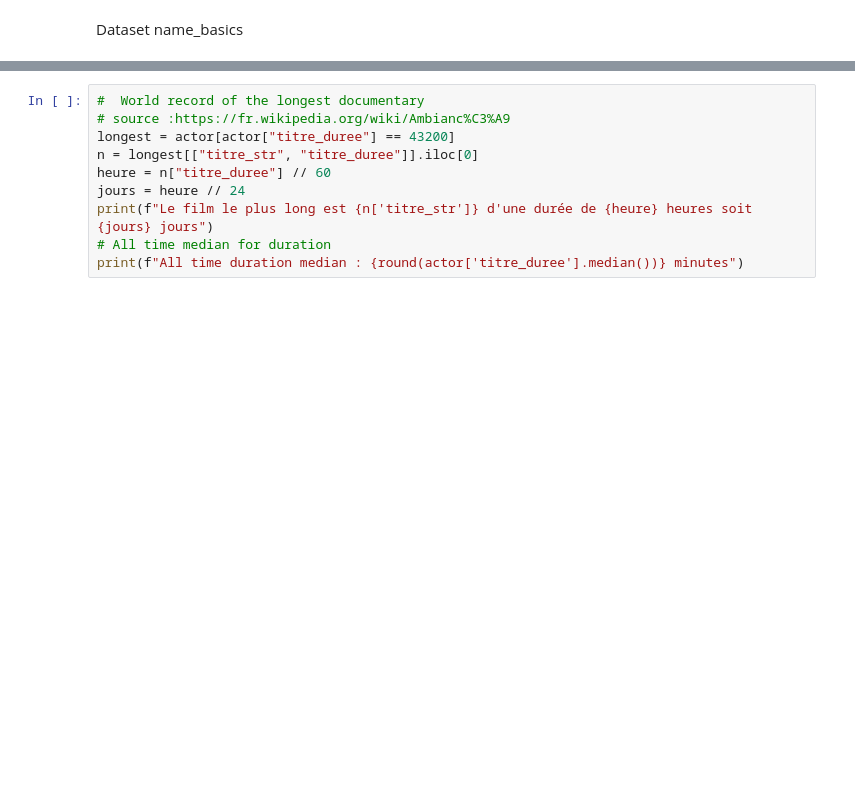
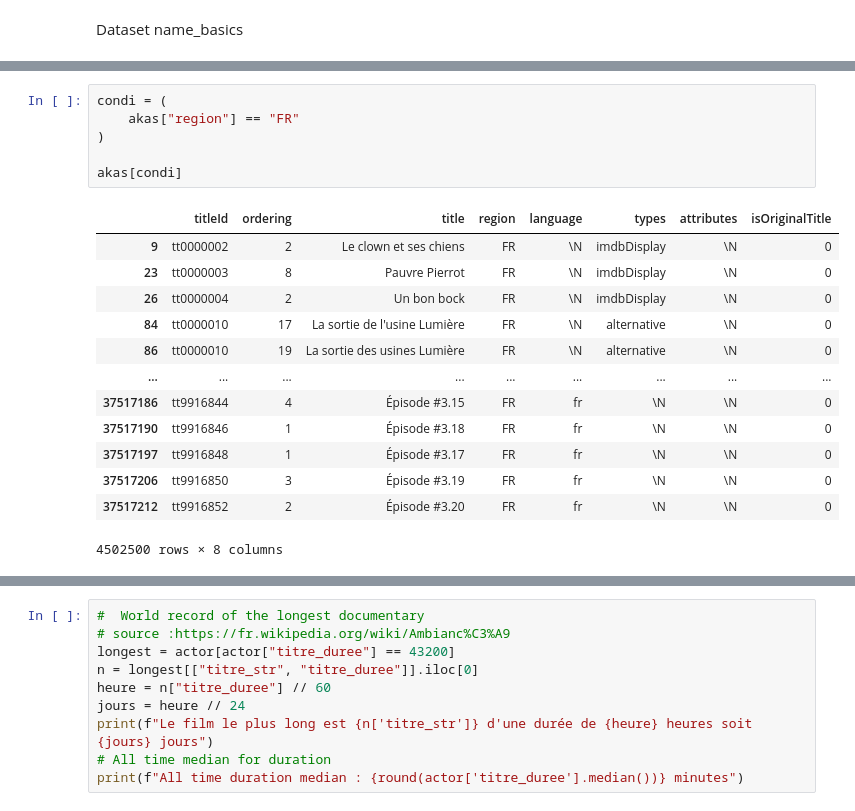
Before and after one commit to Morgan-DCL/project_2, a Jupyter notebook: eda_movies.ipynb, the cells around one changed output, grey strips where cells are left out. Saved outputs shown, nothing was run; the diff lists cells and outputs as text; blank space fills up the shorter version.

```diff
--- a/eda_movies.ipynb
+++ b/eda_movies.ipynb
@@ -74 +53,21 @@ logging.info(f"Cleaned : {len(df) - len(clean_porn)} rows")
+# %%
+condi = (
+    akas["region"] == "FR"
+)
+
+akas[condi]
+# %% [output]
+|  | titleId | ordering | title | region | language | types | attributes | isOriginalTitle |
+| 9 | tt0000002 | 2 | Le clown et ses chiens | FR | \N | imdbDisplay | \N | 0 |
+| 23 | tt0000003 | 8 | Pauvre Pierrot | FR | \N | imdbDisplay | \N | 0 |
+| 26 | tt0000004 | 2 | Un bon bock | FR | \N | imdbDisplay | \N | 0 |
+| 84 | tt0000010 | 17 | La sortie de l'usine Lumière | FR | \N | alternative | \N | 0 |
+| 86 | tt0000010 | 19 | La sortie des usines Lumière | FR | \N | alternative | \N | 0 |
+| ... | ... | ... | ... | ... | ... | ... | ... | ... |
+| 37517186 | tt9916844 | 4 | Épisode #3.15 | FR | fr | \N | \N | 0 |
+| 37517190 | tt9916846 | 1 | Épisode #3.18 | FR | fr | \N | \N | 0 |
+| 37517197 | tt9916848 | 1 | Épisode #3.17 | FR | fr | \N | \N | 0 |
+| 37517206 | tt9916850 | 3 | Épisode #3.19 | FR | fr | \N | \N | 0 |
+| 37517212 | tt9916852 | 2 | Épisode #3.20 | FR | fr | \N | \N | 0 |
+4502500 rows × 8 columns
 # %%
```
Also changed, not shown: parts of 18 cells of this notebook, 5 other files.
